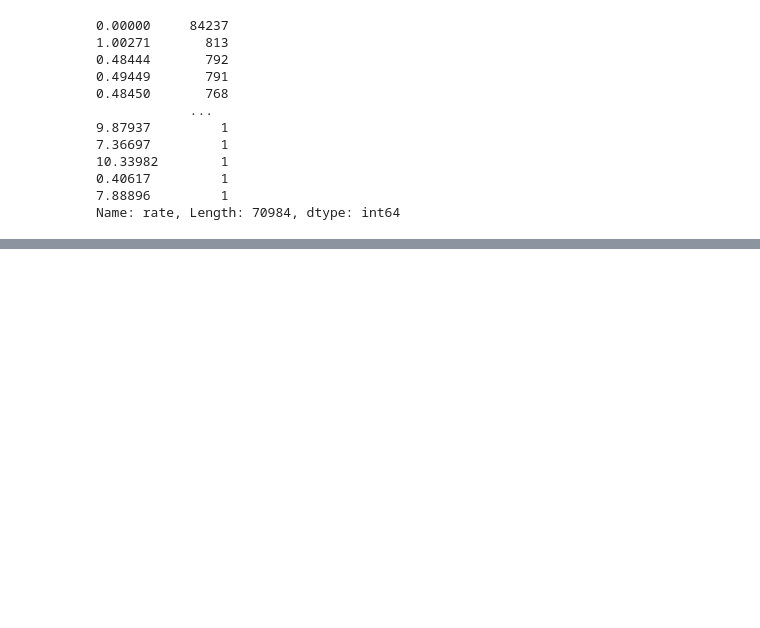
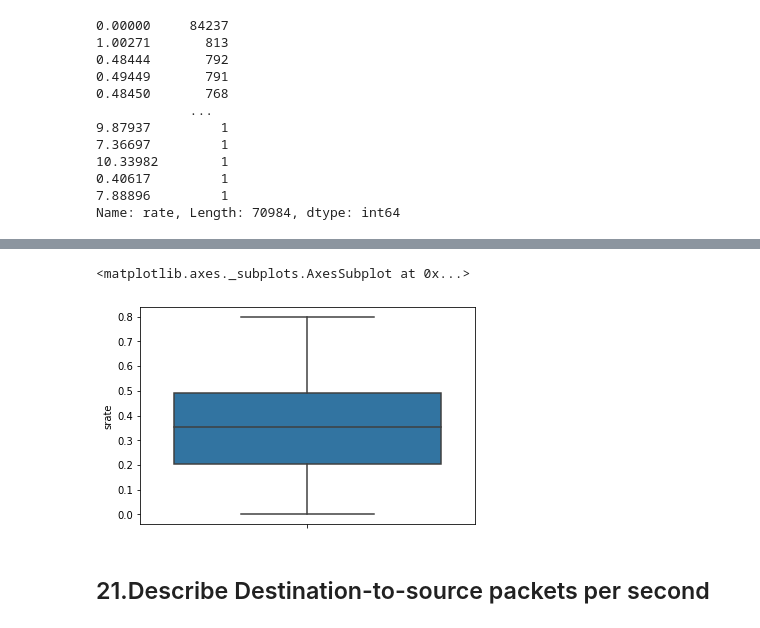
Before and after one commit to Siddharth1698/Analysis-of-DDoS-attack-from-Botnet-devices-using-Machine-Learning-Classifiers, a Jupyter notebook: Data Analysis.ipynb, the cells around one changed output, grey strips where cells are left out. Cells and saved outputs as stored; diff of their text form; code cells hidden in the pictures; blank space fills up the shorter version.

```diff
--- a/Data Analysis.ipynb
+++ b/Data Analysis.ipynb
@@ -426,0 +474,7 @@ df_attacked.rate
+# %%
+sb.boxplot( y=df_attacked[df_attacked["srate"] < 0.8].srate)
+# %% [output]
+<matplotlib.axes._subplots.AxesSubplot at 0x...>
+[figure, added]
+# %% [markdown]
+## 21.Describe Destination-to-source packets per second
```
Also changed, not shown: parts of 10 cells of this notebook.
